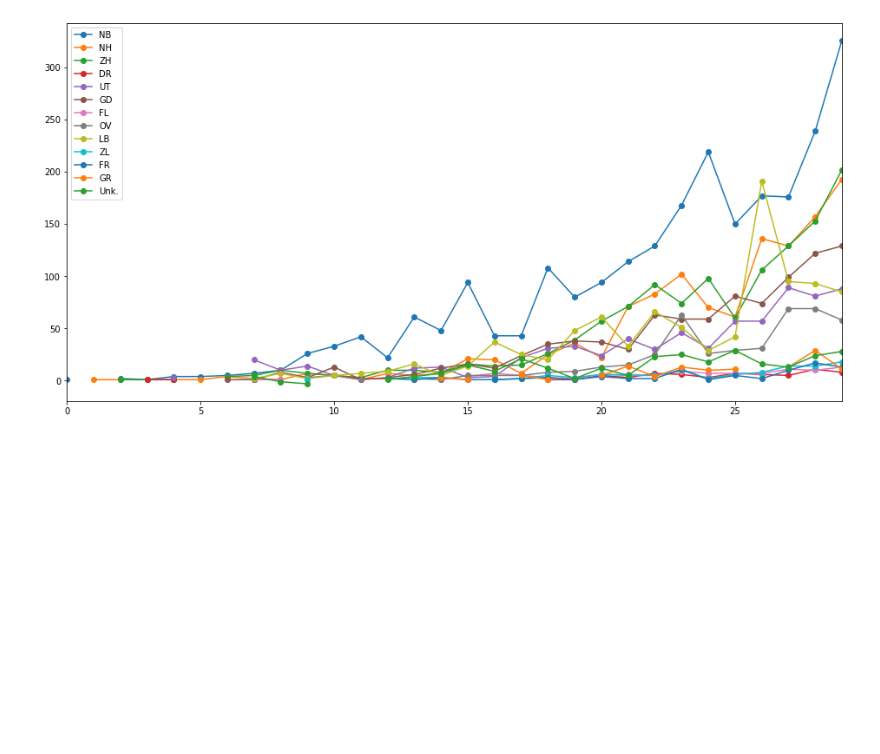
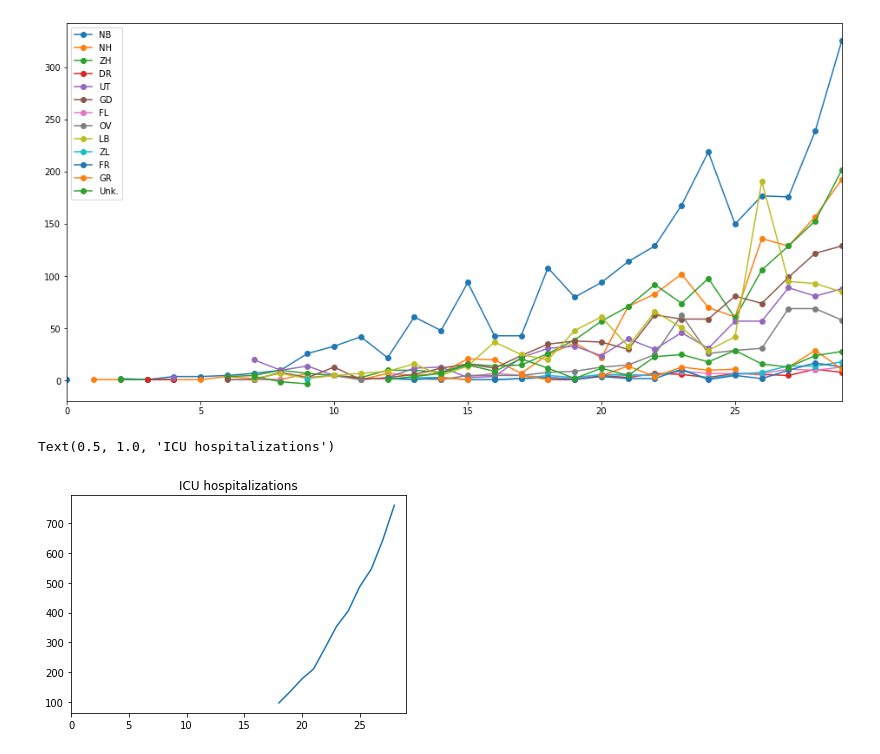
Before and after one commit to acorbe/covid19-analytics-NL-EU, a Jupyter notebook: covid-19-epidemic-in-nl.ipynb, the cells around one changed output. Saved outputs shown, nothing was run; the diff lists cells and outputs as text; code cells hidden in the pictures; blank space fills up the shorter version.

```diff
--- a/covid-19-epidemic-in-nl.ipynb
+++ b/covid-19-epidemic-in-nl.ipynb
@@ -349,3 +349,11 @@ NL_situation_cleaned['Province'].astype(float).plot(marker='o',ax = ax)
 # %% [output]
 <matplotlib.axes._subplots.AxesSubplot at 0x...>
 [figure]
+# %%
+## ICU Patients
+
+NL_situation_cleaned['Hospitalizations']['ICU'].astype(float).plot()
+plt.title('ICU hospitalizations')
+# %% [output]
+Text(0.5, 1.0, 'ICU hospitalizations')
+[figure, added]
```
Also changed, not shown: parts of 1 cell of this notebook.
